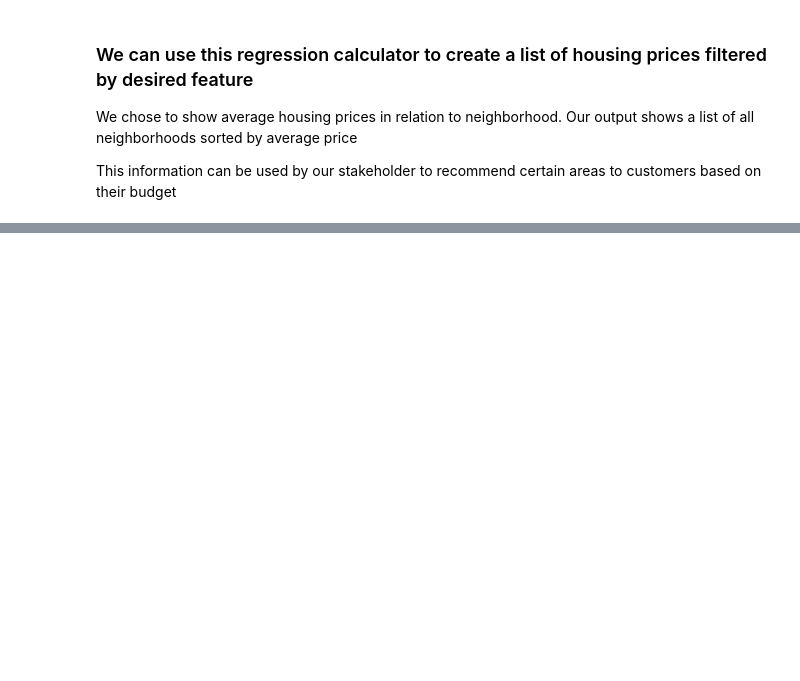
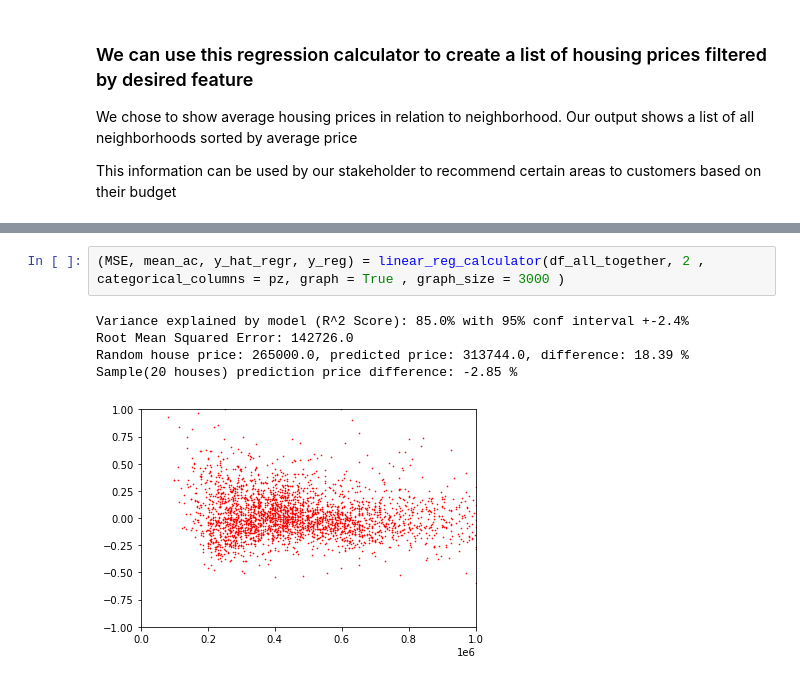
Before and after one commit to hannah-schurman/dsc-phase2-project, a Jupyter notebook: housing_sales_modeling.ipynb, the cells around one changed output, grey strips where cells are left out. Cells and saved outputs as stored; diff of their text form; blank space fills up the shorter version.

```diff
--- a/housing_sales_modeling.ipynb
+++ b/housing_sales_modeling.ipynb
@@ -1310,0 +1358,8 @@ Most_expensive_cities
+# %%
+(MSE, mean_ac, y_hat_regr, y_reg) = linear_reg_calculator(df_all_together, 2 , categorical_columns = pz, graph = True , graph_size = 3000 )
+# %% [output]
+Variance explained by model (R^2 Score): 85.0% with 95% conf interval +-2.4%
+Root Mean Squared Error: 142726.0
+Random house price: 265000.0, predicted price: 313744.0, difference: 18.39 %
+Sample(20 houses) prediction price difference: -2.85 %
+[figure, added]
```
Also changed, not shown: parts of 36 cells of this notebook, 6 other files.
